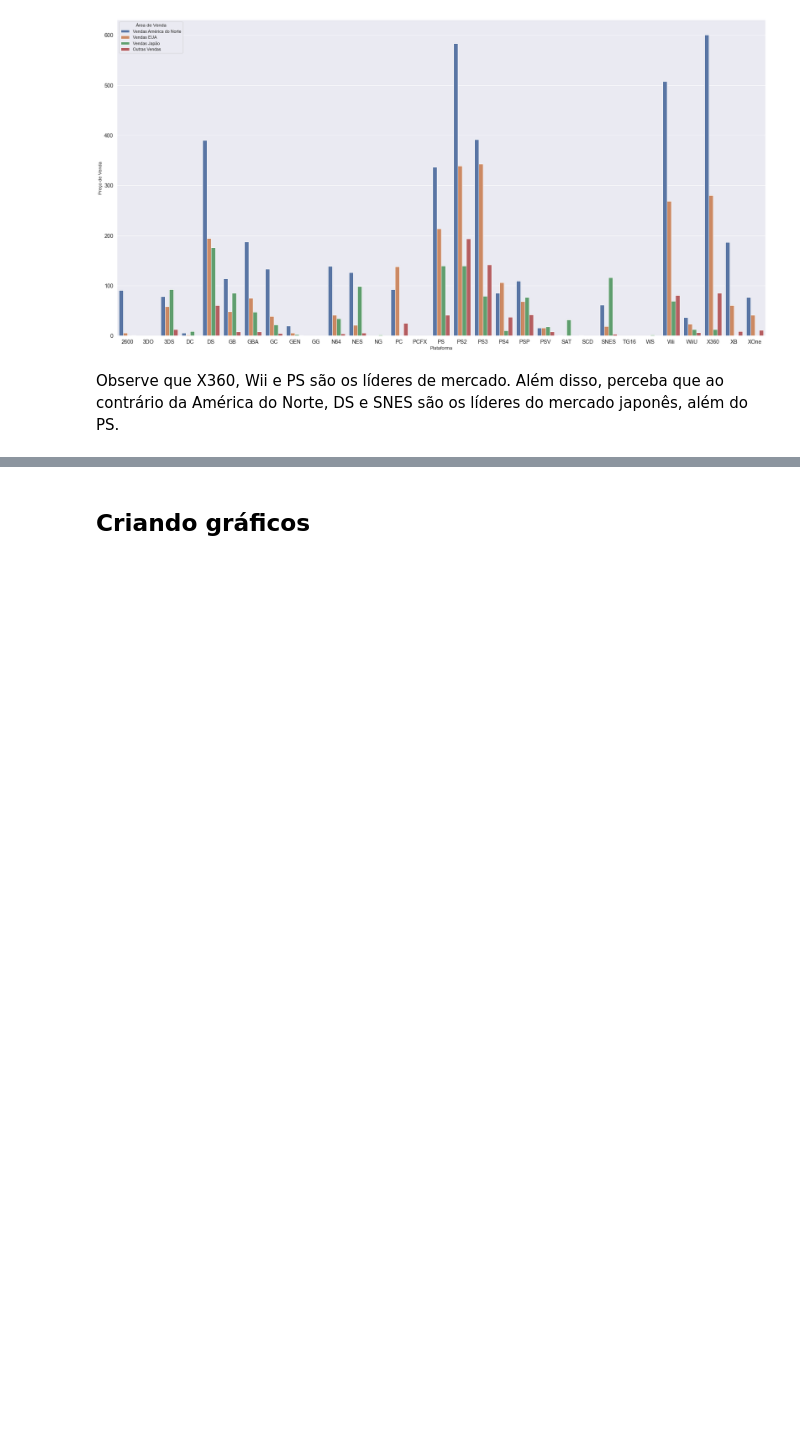
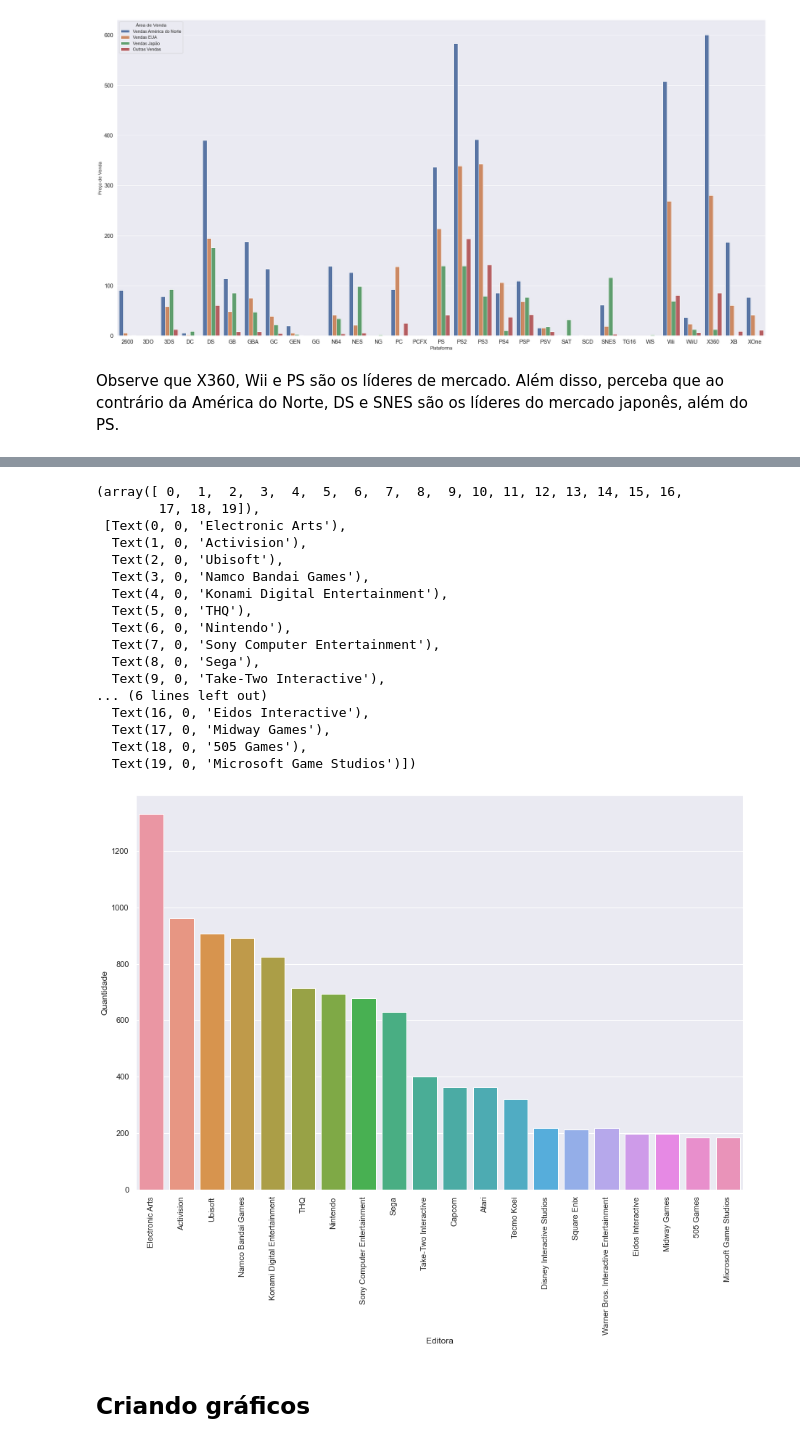
Before and after one commit to elle-rapachi/Vendas-de-Jogos-de-Videogames, a Jupyter notebook: Vendas de Jogos de Videogames.ipynb, the cells around one changed output, grey strips where cells are left out. Cells and saved outputs as stored; diff of their text form; code cells hidden in the pictures; blank space fills up the shorter version.

Commit message:
Top 20 editoras

```diff
--- a/Vendas de Jogos de Videogames.ipynb
+++ b/Vendas de Jogos de Videogames.ipynb
@@ -646,3 +670,30 @@ são os líderes do mercado japonês, além do PS.
+# %%
+plt.figure(figsize = (15,10))
+sns.countplot(x = 'Editora',
+              data = videogames,
+              order = videogames.groupby(by = ['Editora'])['Ano'].count().sort_values(ascending = False).iloc[:20].index)
+
+plt.ylabel('Quantidade')
+plt.xticks(rotation = 90)
+# %% [output]
+(array([ 0,  1,  2,  3,  4,  5,  6,  7,  8,  9, 10, 11, 12, 13, 14, 15, 16,
+        17, 18, 19]),
+ [Text(0, 0, 'Electronic Arts'),
+  Text(1, 0, 'Activision'),
+  Text(2, 0, 'Ubisoft'),
+  Text(3, 0, 'Namco Bandai Games'),
+  Text(4, 0, 'Konami Digital Entertainment'),
+  Text(5, 0, 'THQ'),
+  Text(6, 0, 'Nintendo'),
+  Text(7, 0, 'Sony Computer Entertainment'),
+  Text(8, 0, 'Sega'),
+  Text(9, 0, 'Take-Two Interactive'),
+... (6 lines left out)
+  Text(16, 0, 'Eidos Interactive'),
+  Text(17, 0, 'Midway Games'),
+  Text(18, 0, '505 Games'),
+  Text(19, 0, 'Microsoft Game Studios')])
+[figure, added]
 # %% [markdown]
 ## Criando gráficos
 # %%
```
Also changed, not shown: parts of 2 cells of this notebook.
